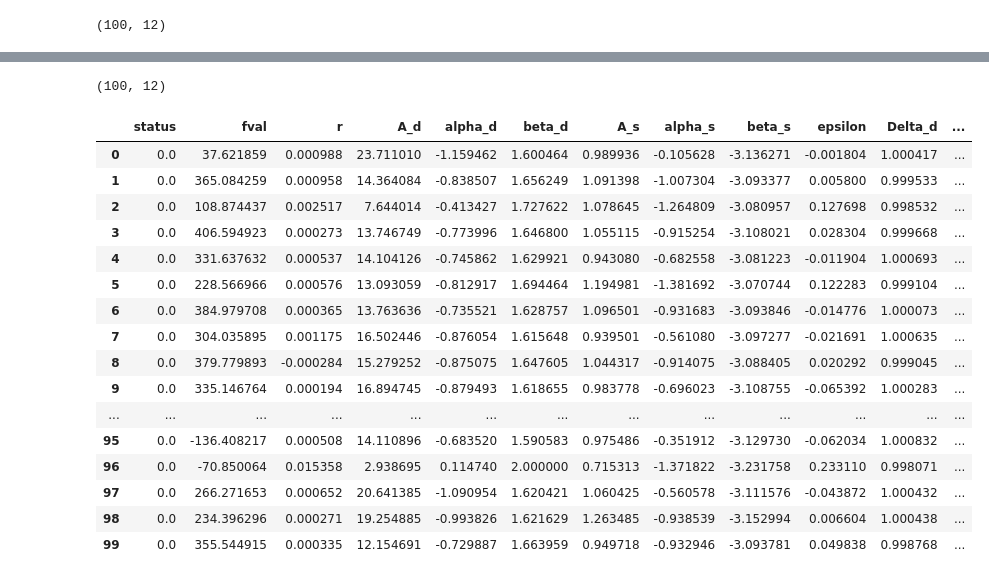
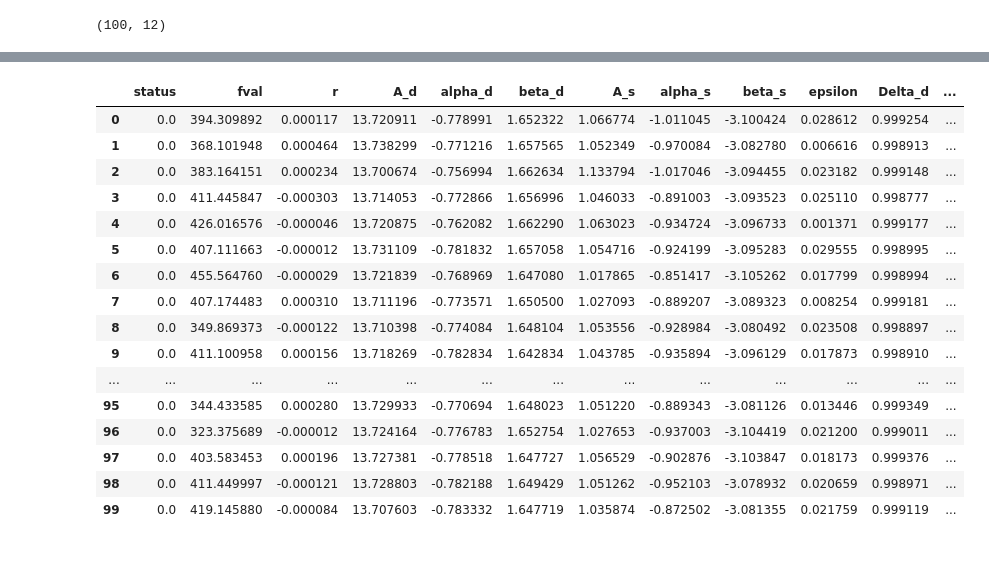
Before and after one commit to veronica-hoffman/s4bb, a Jupyter notebook: compare_params.ipynb, the cells around one changed output, grey strips where cells are left out. Drawn from its saved outputs; the diff is of its cells as text; code cells hidden in the pictures.

```diff
--- a/compare_params.ipynb
+++ b/compare_params.ipynb
@@ -140,28 +168,24 @@ plt.show()
-# %%
-params_pbs = np.load('mlsearch/ph2_mlsearch_f1_y20_n3_full_withpbs.npy')
-params_pbs = params_pbs.T
-params_pbs.shape
-# %% [output]
-(100, 12)
 # %%
-df_pbs = pd.DataFrame(params_pbs, columns = ['status', 'fval', 'r', 'A_d', 'alpha_d', 'beta_d', 'A_s', 'alpha_s', 'beta_s', 'epsilon', 'Delta_d', 'Detla_s'])
-pd.set_option('display.max_rows', 100)
-df_pbs
+params_C_nopbs = np.load('mlsearch/ph2_mlsearch_f1_y20_n3_full_nopbs_C.npy')
+params_C_nopbs = params_C_nopbs.T
+
+df_C_nopbs = pd.DataFrame(params_C_nopbs, columns = ['status', 'fval', 'r', 'A_d', 'alpha_d', 'beta_d', 'A_s', 'alpha_s', 'beta_s', 'epsilon', 'Delta_d', 'Delta_s'])
+df_C_nopbs
 # %% [output]
 |  | status | fval | r | A_d | alpha_d | beta_d | A_s | alpha_s | beta_s | epsilon | Delta_d | ... |
-| 0 | 0.0 | 37.621859 | 0.000988 | 23.711010 | -1.159462 | 1.600464 | 0.989936 | -0.105628 | -3.136271 | -0.001804 | 1.000417 | ... |
-| 1 | 0.0 | 365.084259 | 0.000958 | 14.364084 | -0.838507 | 1.656249 | 1.091398 | -1.007304 | -3.093377 | 0.005800 | 0.999533 | ... |
-| 2 | 0.0 | 108.874437 | 0.002517 | 7.644014 | -0.413427 | 1.727622 | 1.078645 | -1.264809 | -3.080957 | 0.127698 | 0.998532 | ... |
-| 3 | 0.0 | 406.594923 | 0.000273 | 13.746749 | -0.773996 | 1.646800 | 1.055115 | -0.915254 | -3.108021 | 0.028304 | 0.999668 | ... |
-| 4 | 0.0 | 331.637632 | 0.000537 | 14.104126 | -0.745862 | 1.629921 | 0.943080 | -0.682558 | -3.081223 | -0.011904 | 1.000693 | ... |
-| 5 | 0.0 | 228.566966 | 0.000576 | 13.093059 | -0.812917 | 1.694464 | 1.194981 | -1.381692 | -3.070744 | 0.122283 | 0.999104 | ... |
-| 6 | 0.0 | 384.979708 | 0.000365 | 13.763636 | -0.735521 | 1.628757 | 1.096501 | -0.931683 | -3.093846 | -0.014776 | 1.000073 | ... |
-| 7 | 0.0 | 304.035895 | 0.001175 | 16.502446 | -0.876054 | 1.615648 | 0.939501 | -0.561080 | -3.097277 | -0.021691 | 1.000635 | ... |
-| 8 | 0.0 | 379.779893 | -0.000284 | 15.279252 | -0.875075 | 1.647605 | 1.044317 | -0.914075 | -3.088405 | 0.020292 | 0.999045 | ... |
-| 9 | 0.0 | 335.146764 | 0.000194 | 16.894745 | -0.879493 | 1.618655 | 0.983778 | -0.696023 | -3.108755 | -0.065392 | 1.000283 | ... |
+| 0 | 0.0 | 394.309892 | 0.000117 | 13.720911 | -0.778991 | 1.652322 | 1.066774 | -1.011045 | -3.100424 | 0.028612 | 0.999254 | ... |
+| 1 | 0.0 | 368.101948 | 0.000464 | 13.738299 | -0.771216 | 1.657565 | 1.052349 | -0.970084 | -3.082780 | 0.006616 | 0.998913 | ... |
+| 2 | 0.0 | 383.164151 | 0.000234 | 13.700674 | -0.756994 | 1.662634 | 1.133794 | -1.017046 | -3.094455 | 0.023182 | 0.999148 | ... |
+| 3 | 0.0 | 411.445847 | -0.000303 | 13.714053 | -0.772866 | 1.656996 | 1.046033 | -0.891003 | -3.093523 | 0.025110 | 0.998777 | ... |
+| 4 | 0.0 | 426.016576 | -0.000046 | 13.720875 | -0.762082 | 1.662290 | 1.063023 | -0.934724 | -3.096733 | 0.001371 | 0.999177 | ... |
+| 5 | 0.0 | 407.111663 | -0.000012 | 13.731109 | -0.781832 | 1.657058 | 1.054716 | -0.924199 | -3.095283 | 0.029555 | 0.998995 | ... |
+| 6 | 0.0 | 455.564760 | -0.000029 | 13.721839 | -0.768969 | 1.647080 | 1.017865 | -0.851417 | -3.105262 | 0.017799 | 0.998994 | ... |
+| 7 | 0.0 | 407.174483 | 0.000310 | 13.711196 | -0.773571 | 1.650500 | 1.027093 | -0.889207 | -3.089323 | 0.008254 | 0.999181 | ... |
+| 8 | 0.0 | 349.869373 | -0.000122 | 13.710398 | -0.774084 | 1.648104 | 1.053556 | -0.928984 | -3.080492 | 0.023508 | 0.998897 | ... |
+| 9 | 0.0 | 411.100958 | 0.000156 | 13.718269 | -0.782834 | 1.642834 | 1.043785 | -0.935894 | -3.096129 | 0.017873 | 0.998910 | ... |
 | ... | ... | ... | ... | ... | ... | ... | ... | ... | ... | ... | ... | ... |
-| 95 | 0.0 | -136.408217 | 0.000508 | 14.110896 | -0.683520 | 1.590583 | 0.975486 | -0.351912 | -3.129730 | -0.062034 | 1.000832 | ... |
-| 96 | 0.0 | -70.850064 | 0.015358 | 2.938695 | 0.114740 | 2.000000 | 0.715313 | -1.371822 | -3.231758 | 0.233110 | 0.998071 | ... |
-| 97 | 0.0 | 266.271653 | 0.000652 | 20.641385 | -1.090954 | 1.620421 | 1.060425 | -0.560578 | -3.111576 | -0.043872 | 1.000432 | ... |
-| 98 | 0.0 | 234.396296 | 0.000271 | 19.254885 | -0.993826 | 1.621629 | 1.263485 | -0.938539 | -3.152994 | 0.006604 | 1.000438 | ... |
-| 99 | 0.0 | 355.544915 | 0.000335 | 12.154691 | -0.729887 | 1.663959 | 0.949718 | -0.932946 | -3.093781 | 0.049838 | 0.998768 | ... |
+| 95 | 0.0 | 344.433585 | 0.000280 | 13.729933 | -0.770694 | 1.648023 | 1.051220 | -0.889343 | -3.081126 | 0.013446 | 0.999349 | ... |
+| 96 | 0.0 | 323.375689 | -0.000012 | 13.724164 | -0.776783 | 1.652754 | 1.027653 | -0.937003 | -3.104419 | 0.021200 | 0.999011 | ... |
+| 97 | 0.0 | 403.583453 | 0.000196 | 13.727381 | -0.778518 | 1.647727 | 1.056529 | -0.902876 | -3.103847 | 0.018173 | 0.999376 | ... |
+| 98 | 0.0 | 411.449997 | -0.000121 | 13.728803 | -0.782188 | 1.649429 | 1.051262 | -0.952103 | -3.078932 | 0.020659 | 0.998971 | ... |
+| 99 | 0.0 | 419.145880 | -0.000084 | 13.707603 | -0.783332 | 1.647719 | 1.035874 | -0.872502 | -3.081355 | 0.021759 | 0.999119 | ... |
```
Also changed, not shown: parts of 20 cells of this notebook, 8 other files.
